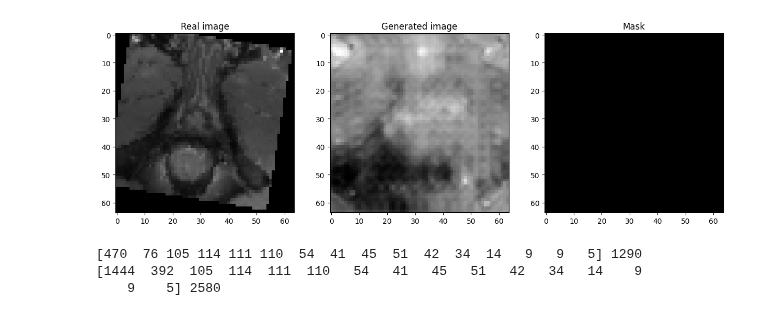
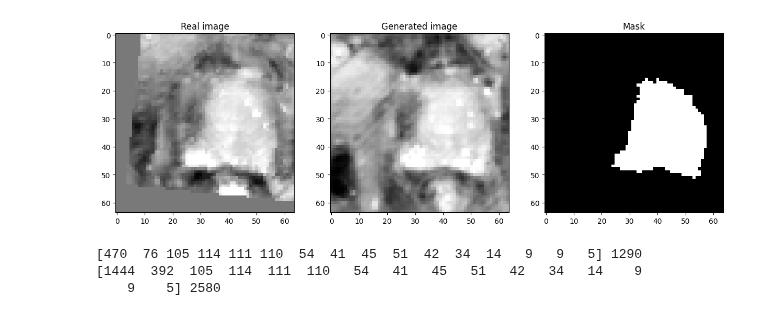
Before and after one commit to MartvStraten/8DM20-Capita-Selecta, a Jupyter notebook: MachineLearning/code/apply_cvae.ipynb, the cells around one changed output. Cells and saved outputs as stored; diff of their text form; code cells hidden in the pictures.

```diff
--- a/MachineLearning/code/apply_cvae.ipynb
+++ b/MachineLearning/code/apply_cvae.ipynb
@@ -19,9 +22,11 @@ import cvae_generate
 DATA_DIR = Path.cwd().parent.parent / "DevelopmentData"
 CHECKPOINTS_DIR = Path.cwd() / "cvae_model_weights" / f"cvae_model_new_loss.pth"
 # %%
+import imp
+imp.reload(utils)
 # data settings
 IMAGE_SIZE = [64, 64]
-BATCH_SIZE = 1290
+BATCH_SIZE = 1390
 Z_DIM = 256
 
 # find patient folders in training directory
@@ -29,11 +34,17 @@ Z_DIM = 256
 patients = [
     path
     for path in DATA_DIR.glob("*")
-    if not any(part.startswith(".") or part.startswith("c") for part in path.parts)
+    if any(part.startswith("p") for part in path.parts)
+]
+
+cvae_data = [
+    path
+    for path in DATA_DIR.glob("*")
+    if any(part.startswith("c") for part in path.parts)
 ]
 
 # load training data and create DataLoader with batching and shuffling
-dataset = utils.ProstateMRDataset(patients, IMAGE_SIZE)
+dataset = utils.DatasetCVAE(patients, cvae_data, IMAGE_SIZE, valid=False)
 dataloader = DataLoader(
     dataset,
     batch_size=BATCH_SIZE,
@@ -52,22 +63,23 @@ cvae_model.eval();
 # %%
 # Select a random image mask pair
 random_idx = random.randint(0, BATCH_SIZE - 1)
+random_idx = 1291
 mr_prostate = total_prostate[random_idx]
 mask = total_segment[random_idx].to(mr_prostate.dtype).unsqueeze(0)
 
 with torch.no_grad():
     noise = torch.randn(1, Z_DIM)
     image_sample = cvae_model.generator(noise, mask)
 
     fig, ax = plt.subplots(1, 3, figsize=(15, 5))
     ax[0].imshow(mr_prostate[0], cmap="gray")
     ax[0].set_title("Real image")
     ax[1].imshow(image_sample[0][0], cmap="gray")
     ax[1].set_title("Generated image")
     ax[2].imshow(mask[0][0], cmap="gray")
     ax[2].set_title("Mask")
 # %% [output]
-[figure, old version]
+[figure, new version]
 # %%
 pixel_count = []
 # Loop over segmentation inside dataloader
```
Also changed, not shown: parts of 4 cells of this notebook, 2 other files.
